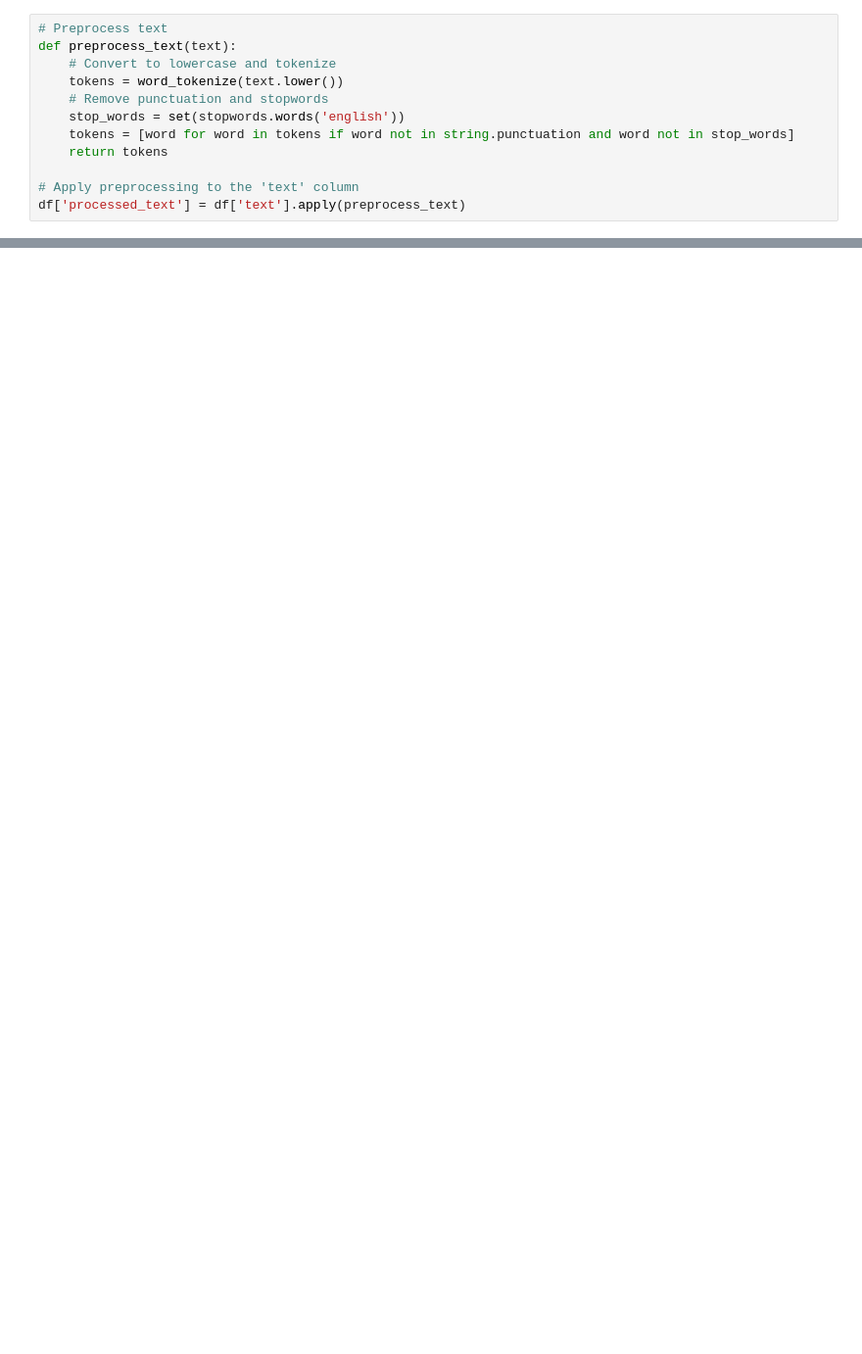
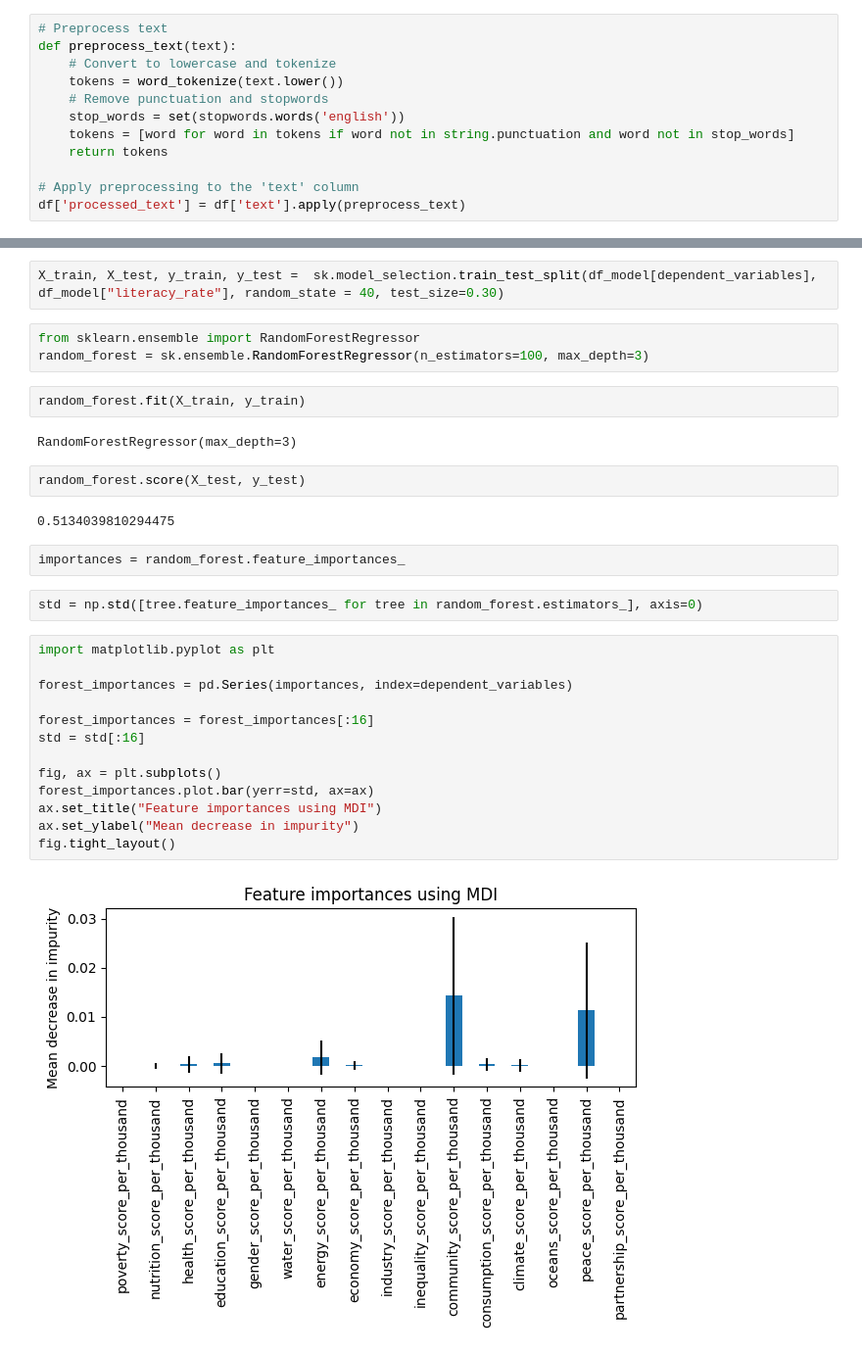
Before and after one commit to ecrusetpla/FDS-assignment-1, a Jupyter notebook: read_un_data.ipynb, the cells around one changed output, grey strips where cells are left out. Shown at 98% size. Saved outputs shown, nothing was run; the diff lists cells and outputs as text; blank space fills up the shorter version.

Commit message:
Lab work on predictive question and random forest

```diff
--- a/read_un_data.ipynb
+++ b/read_un_data.ipynb
@@ -131,0 +203,32 @@ SyntaxError: expected ':' (2894246742.py, line 6)
+# %%
+X_train, X_test, y_train, y_test =  sk.model_selection.train_test_split(df_model[dependent_variables], df_model["literacy_rate"], random_state = 40, test_size=0.30)
+# %%
+from sklearn.ensemble import RandomForestRegressor
+random_forest = sk.ensemble.RandomForestRegressor(n_estimators=100, max_depth=3)
+# %%
+random_forest.fit(X_train, y_train)
+# %% [output]
+RandomForestRegressor(max_depth=3)
+# %%
+random_forest.score(X_test, y_test)
+# %% [output]
+0.5134039810294475
+# %%
+importances = random_forest.feature_importances_
+# %%
+std = np.std([tree.feature_importances_ for tree in random_forest.estimators_], axis=0)
+# %%
+import matplotlib.pyplot as plt
+
+forest_importances = pd.Series(importances, index=dependent_variables)
+
+forest_importances = forest_importances[:16]
+std = std[:16]
+
+fig, ax = plt.subplots()
+forest_importances.plot.bar(yerr=std, ax=ax)
+ax.set_title("Feature importances using MDI")
+ax.set_ylabel("Mean decrease in impurity")
+fig.tight_layout()
+# %% [output]
+[figure, added]
```
Also changed, not shown: parts of 21 cells of this notebook.
